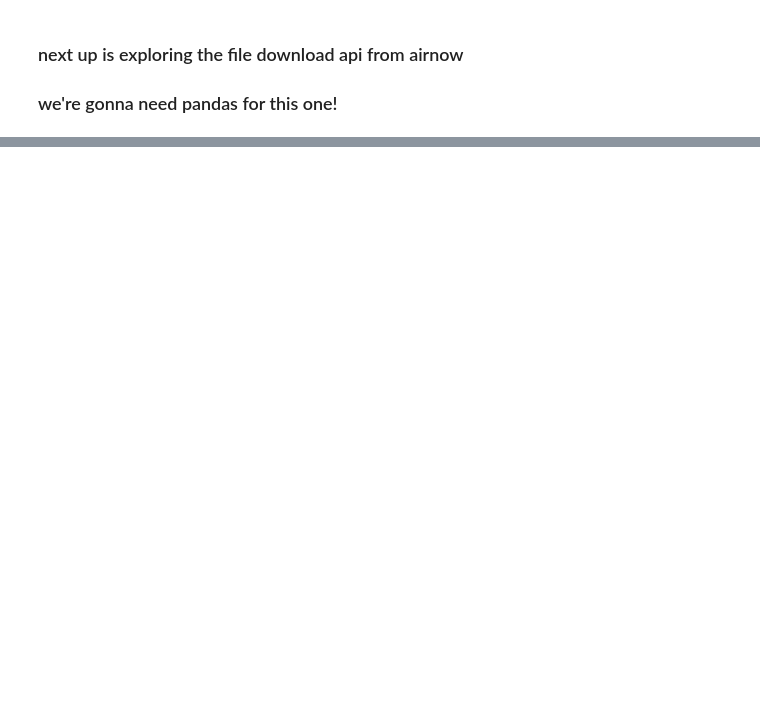
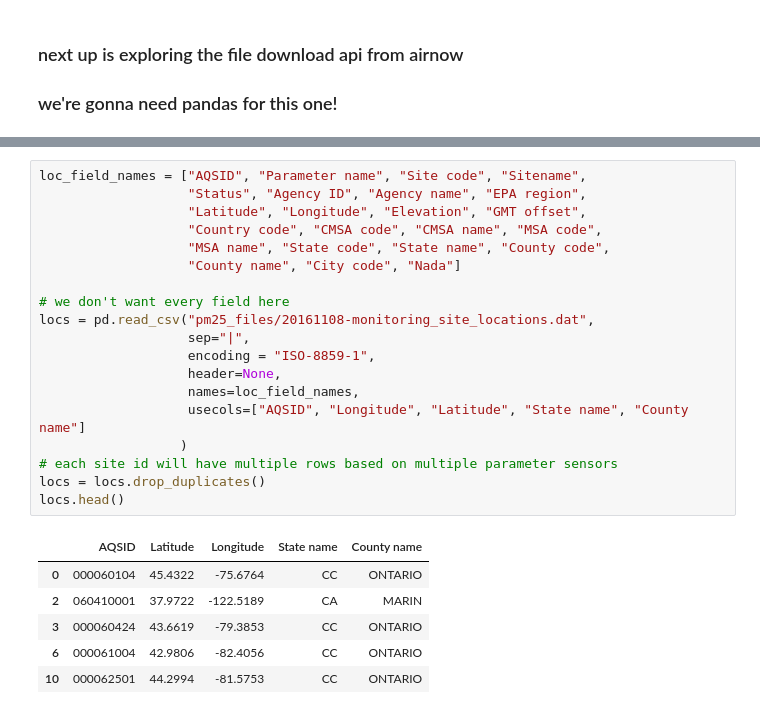
Before and after one commit to alexshepard/notebooks, a Jupyter notebook: PM25.ipynb, the cells around one changed output, grey strips where cells are left out. Drawn from its saved outputs; the diff is of its cells as text; blank space fills up the shorter version.

```diff
--- a/PM25.ipynb
+++ b/PM25.ipynb
@@ -163,0 +197,26 @@ plt.legend()
+# %%
+loc_field_names = ["AQSID", "Parameter name", "Site code", "Sitename",
+                   "Status", "Agency ID", "Agency name", "EPA region",
+                   "Latitude", "Longitude", "Elevation", "GMT offset",
+                   "Country code", "CMSA code", "CMSA name", "MSA code",
+                   "MSA name", "State code", "State name", "County code",
+                   "County name", "City code", "Nada"]
+
+# we don't want every field here
+locs = pd.read_csv("pm25_files/20161108-monitoring_site_locations.dat",
+                   sep="|",
+                   encoding = "ISO-8859-1",
+                   header=None,
+                   names=loc_field_names,
+                   usecols=["AQSID", "Longitude", "Latitude", "State name", "County name"]
+                  )
+# each site id will have multiple rows based on multiple parameter sensors
+locs = locs.drop_duplicates()
+locs.head()
+# %% [output]
+|  | AQSID | Latitude | Longitude | State name | County name |
+| 0 | 000060104 | 45.4322 | -75.6764 | CC | ONTARIO |
+| 2 | 060410001 | 37.9722 | -122.5189 | CA | MARIN |
+| 3 | 000060424 | 43.6619 | -79.3853 | CC | ONTARIO |
+| 6 | 000061004 | 42.9806 | -82.4056 | CC | ONTARIO |
+| 10 | 000062501 | 44.2994 | -81.5753 | CC | ONTARIO |
```
Also changed, not shown: parts of 15 cells of this notebook.
